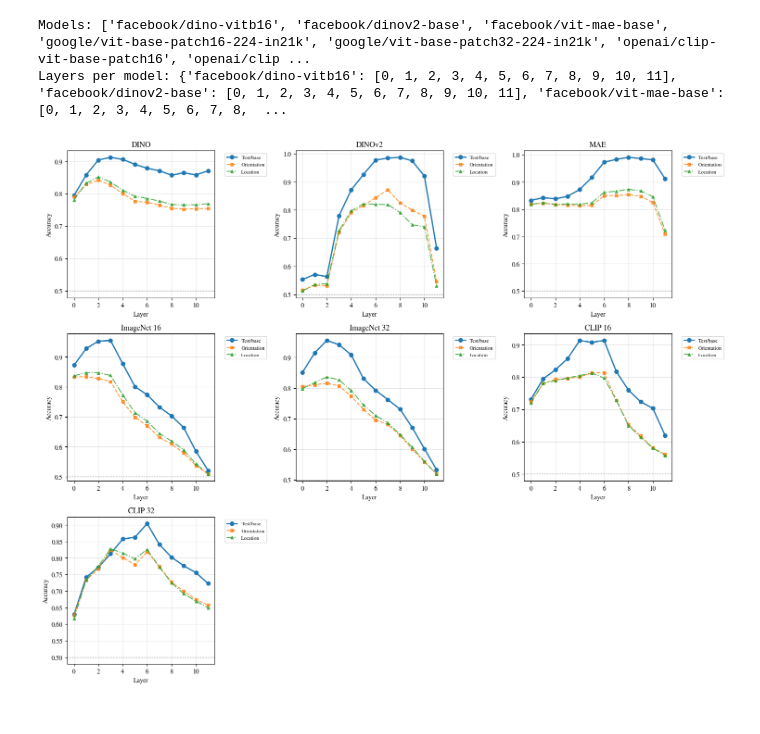
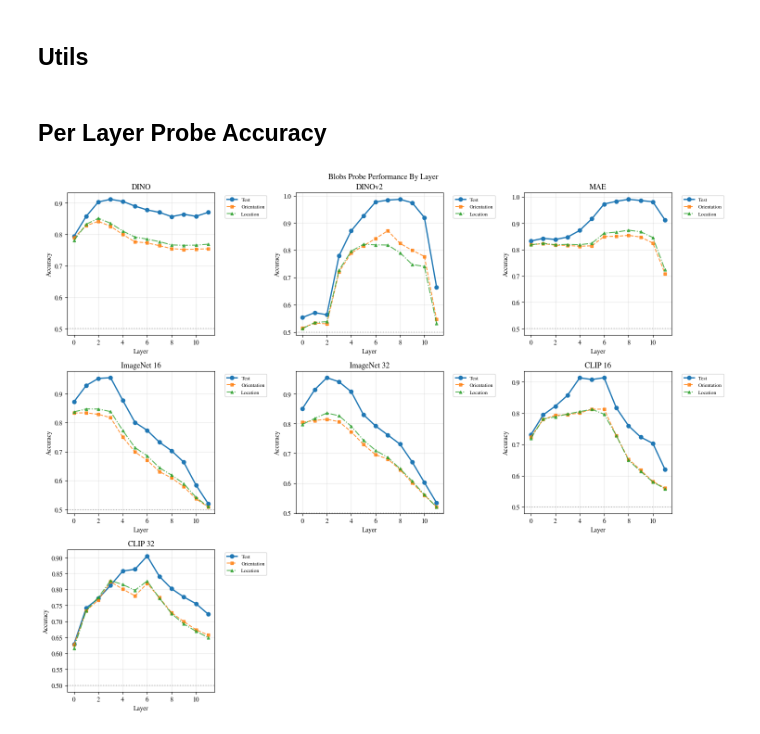
Before and after one commit to alexatartaglini/gestalt-interp, a Jupyter notebook: binding_probes/analysis/analyze_results.ipynb, the cells around one changed output. Drawn from its saved outputs; the diff is of its cells as text; code cells hidden in the pictures.

```diff
--- a/binding_probes/analysis/analyze_results.ipynb
+++ b/binding_probes/analysis/analyze_results.ipynb
@@ -0,0 +1,2 @@
+# %% [markdown]
+## Utils
@@ -1 +81,3 @@
+# %% [markdown]
+## Per Layer Probe Accuracy
 # %%
@@ -198,20 +132,6 @@ def plot_ablation_decrement_by_layer(data=None, results_dir=None, models=None, c
-# %%
-# Example usage:
-from typing import Any
-
-results_path = Path("../results")
-
-data = load_gestalt_results(results_path, json_filename="gestalt_eval.json")
-curves_data = load_gestalt_results(results_path, json_filename="curves_gestalt_eval.json")
-
-print("Models:", list[Any](data.keys()))
-print("Layers per model:", {m: sorted(d.keys()) for m, d in data.items()})
-# %% [output]
-Models: ['facebook/dino-vitb16', 'facebook/dinov2-base', 'facebook/vit-mae-base', 'google/vit-base-patch16-224-in21k', 'google/vit-base-patch32-224-in21k', 'openai/clip-vit-base-patch16', 'openai/clip ...
-Layers per model: {'facebook/dino-vitb16': [0, 1, 2, 3, 4, 5, 6, 7, 8, 9, 10, 11], 'facebook/dinov2-base': [0, 1, 2, 3, 4, 5, 6, 7, 8, 9, 10, 11], 'facebook/vit-mae-base': [0, 1, 2, 3, 4, 5, 6, 7, 8,  ...
 # %%
 # Plot 1: Per-layer test accuracy vs orientation and location
-plot_per_layer_accuracy(data=data)
+plot_per_layer_accuracy(dataset="blobs")
 plt.show()
 # %% [output]
-[figure, old version]
+[figure, new version]
```
Also changed, not shown: parts of 22 cells of this notebook.
